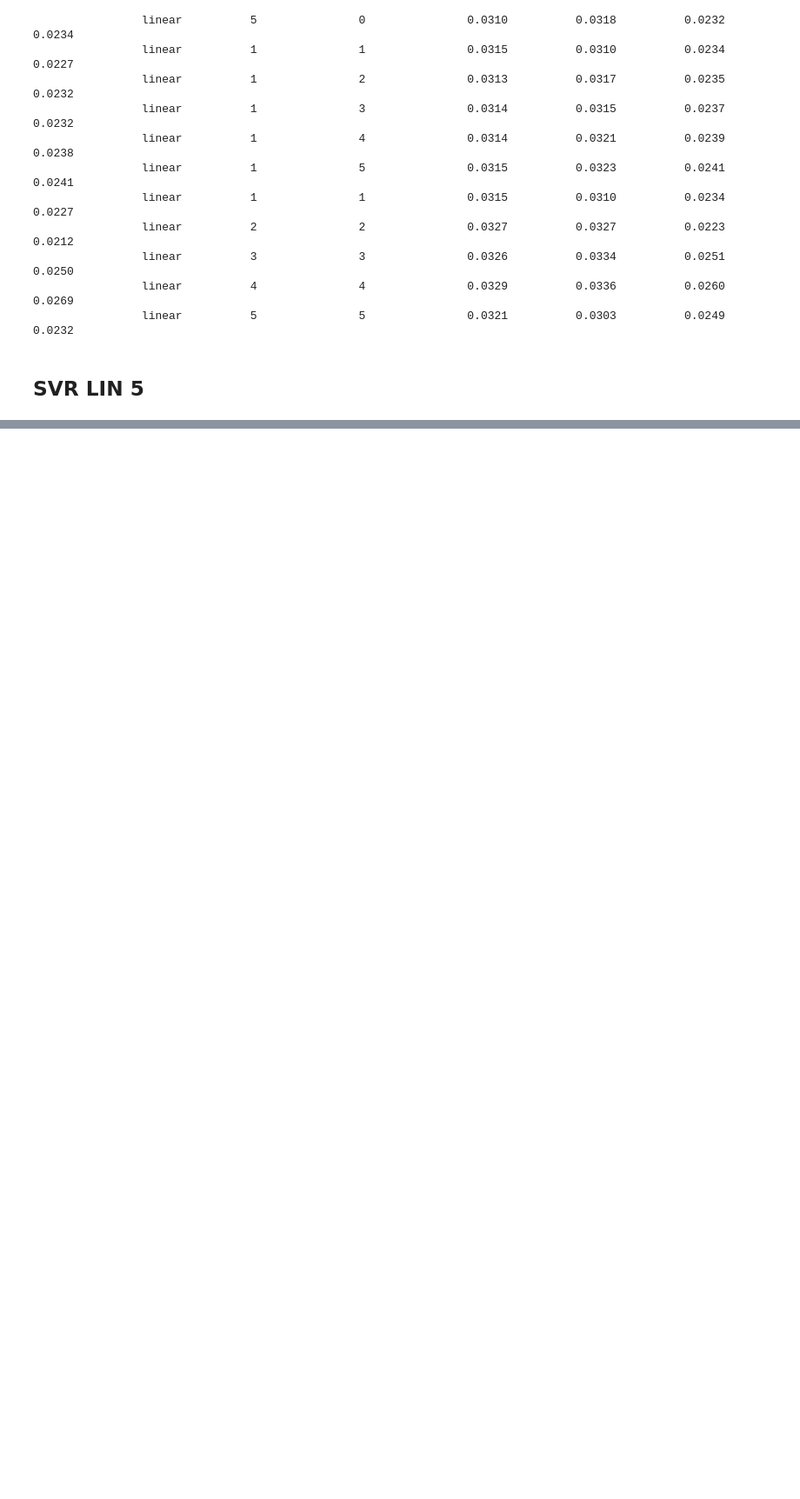
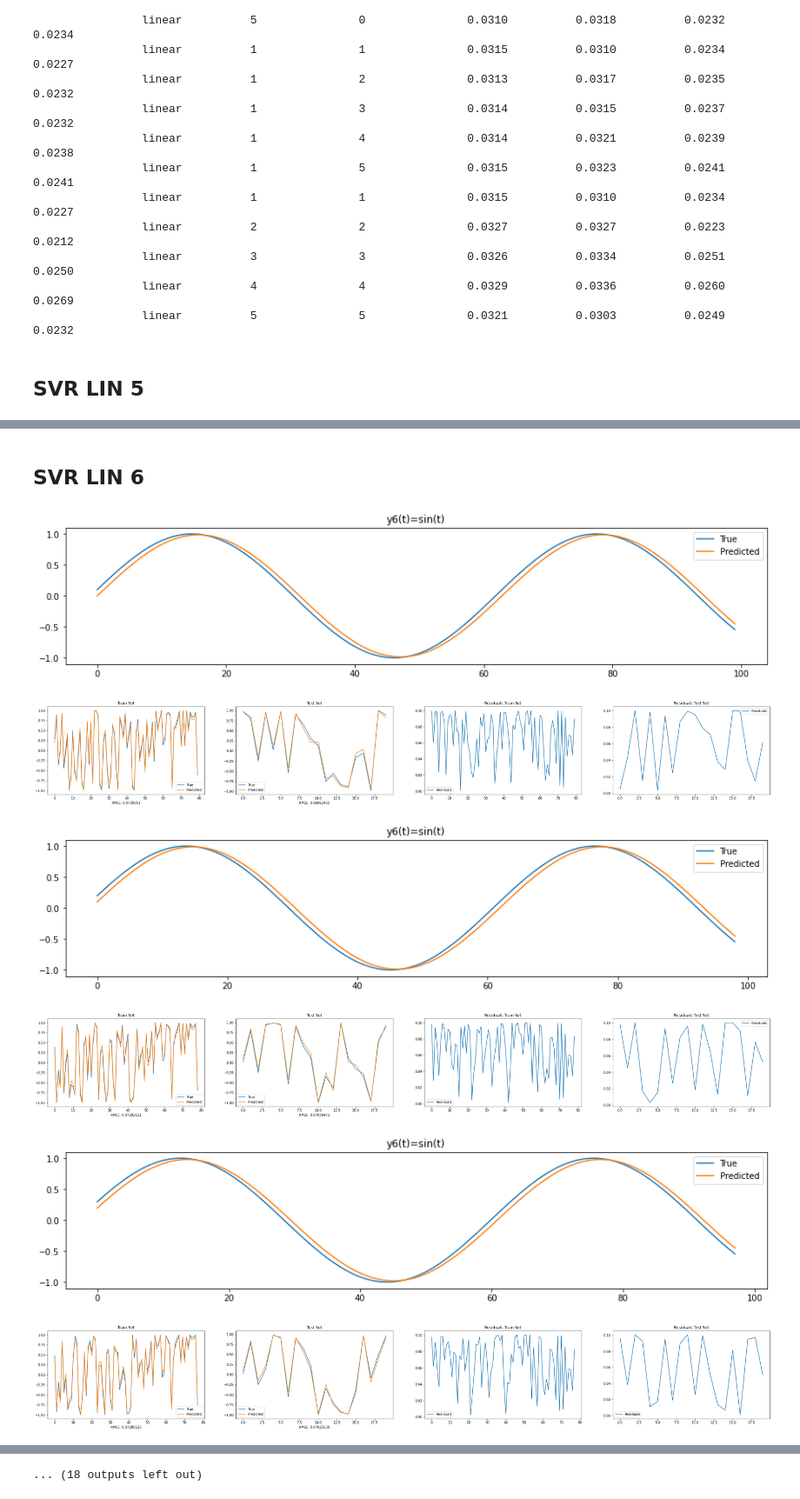
Before and after one commit to lcorallo/forecasting-framework, a Jupyter notebook: synthetic_dataset/svr.ipynb, the cells around one changed output, grey strips where cells are left out. Shown at 87% size. Cells and saved outputs as stored; diff of their text form; code cells hidden in the pictures; blank space fills up the shorter version.

```diff
--- a/synthetic_dataset/svr.ipynb
+++ b/synthetic_dataset/svr.ipynb
@@ -734,0 +810,25 @@ trrmm5, termm5, trremm5, terem5
+# %% [markdown]
+## SVR LIN 6
+# %%
+trrm1, term1, trre1, tere1 = executeSVR("y6(t)=sin(t)", series6, feature_sequences=1, target_sequences=1, portion=0.8, kernel="linear", show=True, fileName="SVR6_16")
+trrm2, term2, trre2, tere2 = executeSVR("y6(t)=sin(t)", series6, feature_sequences=2, target_sequences=1, portion=0.8, kernel="linear", show=True, fileName="SVR6_17")
+trrm3, term3, trre3, tere3 = executeSVR("y6(t)=sin(t)", series6, feature_sequences=3, target_sequences=1, portion=0.8, kernel="linear", show=True, fileName="SVR6_18")
+trrm4, term4, trre4, tere4 = executeSVR("y6(t)=sin(t)", series6, feature_sequences=4, target_sequences=1, portion=0.8, kernel="linear", show=True, fileName="SVR6_19")
+trrm5, term5, trre5, tere5 = executeSVR("y6(t)=sin(t)", series6, feature_sequences=5, target_sequences=1, portion=0.8, kernel="linear", show=True, fileName="SVR6_20")
+trrmo1, termo1, trreo1, tereo1 = executeSVR("y6(t)=sin(t)", series6, feature_sequences=1, offset=1, portion=0.8, kernel="linear", show=True, fileName="SVR6_21")
+trrmo2, termo2, trreo2, tereo2 = executeSVR("y6(t)=sin(t)", series6, feature_sequences=1, offset=2, portion=0.8, kernel="linear", show=True, fileName="SVR6_22")
+trrmo3, termo3, trreo3, tereo3 = executeSVR("y6(t)=sin(t)", series6, feature_sequences=1, offset=3, portion=0.8, kernel="linear", show=True, fileName="SVR6_23")
+trrmo4, termo4, trreo4, tereo4 = executeSVR("y6(t)=sin(t)", series6, feature_sequences=1, offset=4, portion=0.8, kernel="linear", show=True, fileName="SVR6_24")
+trrmo5, termo5, trreo5, tereo5 = executeSVR("y6(t)=sin(t)", series6, feature_sequences=1, offset=5, portion=0.8, kernel="linear", show=True, fileName="SVR6_25")
+trrmm1, termm1, trremm1, terem1 = executeSVR("y6(t)=sin(t)", series6, feature_sequences=1, offset=1, portion=0.8, kernel="linear", show=True, fileName="SVR6_26")
+trrmm2, termm2, trremm2, terem2 = executeSVR("y6(t)=sin(t)", series6, feature_sequences=2, offset=2, portion=0.8, kernel="linear", show=True, fileName="SVR6_27")
+trrmm3, termm3, trremm3, terem3 = executeSVR("y6(t)=sin(t)", series6, feature_sequences=3, offset=3, portion=0.8, kernel="linear", show=True, fileName="SVR6_28")
+trrmm4, termm4, trremm4, terem4 = executeSVR("y6(t)=sin(t)", series6, feature_sequences=4, offset=4, portion=0.8, kernel="linear", show=True, fileName="SVR6_29")
+trrmm5, termm5, trremm5, terem5 = executeSVR("y6(t)=sin(t)", series6, feature_sequences=5, offset=5, portion=0.8, kernel="linear", show=True, fileName="SVR6_30")
+# %% [output]
+[figure, added]
+[figure, added]
+[figure, added]
+[figure, added]
+[figure, added]
+[figure, added]
@@ -734,0 +841 @@ trrmm5, termm5, trremm5, terem5
+... (18 outputs left out)
```
Also changed, not shown: parts of 11 cells of this notebook.
